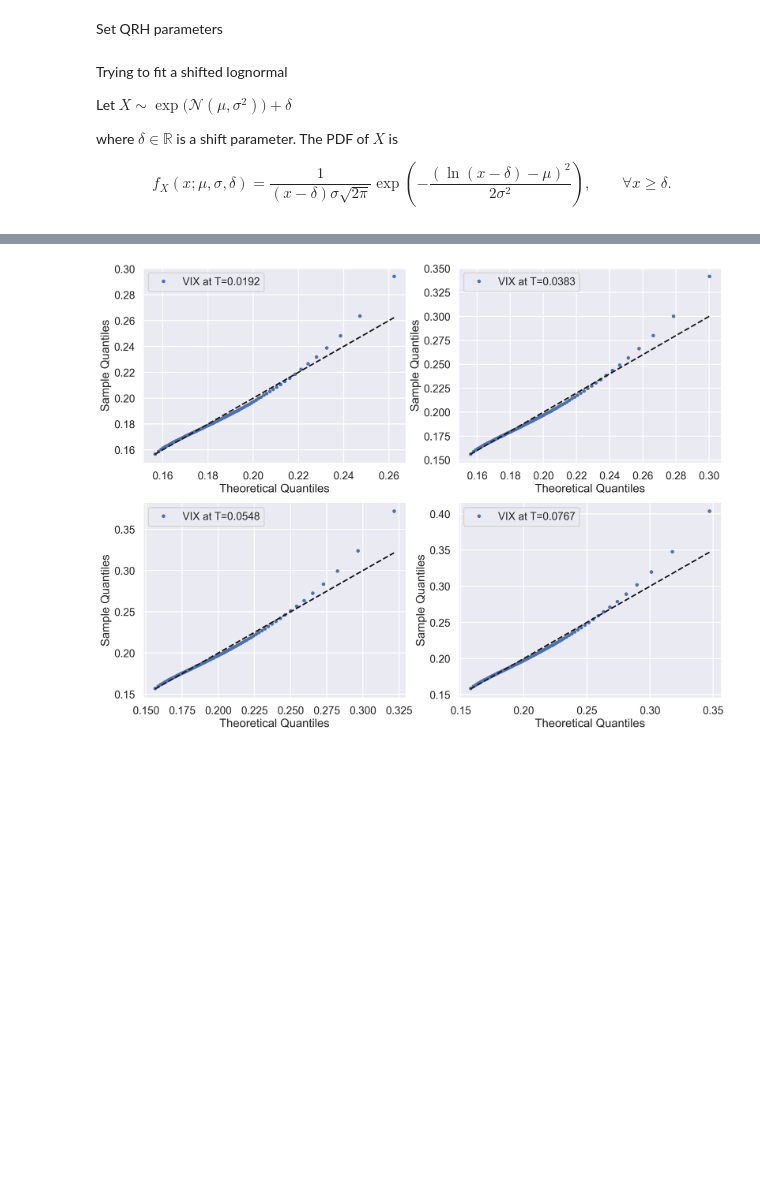
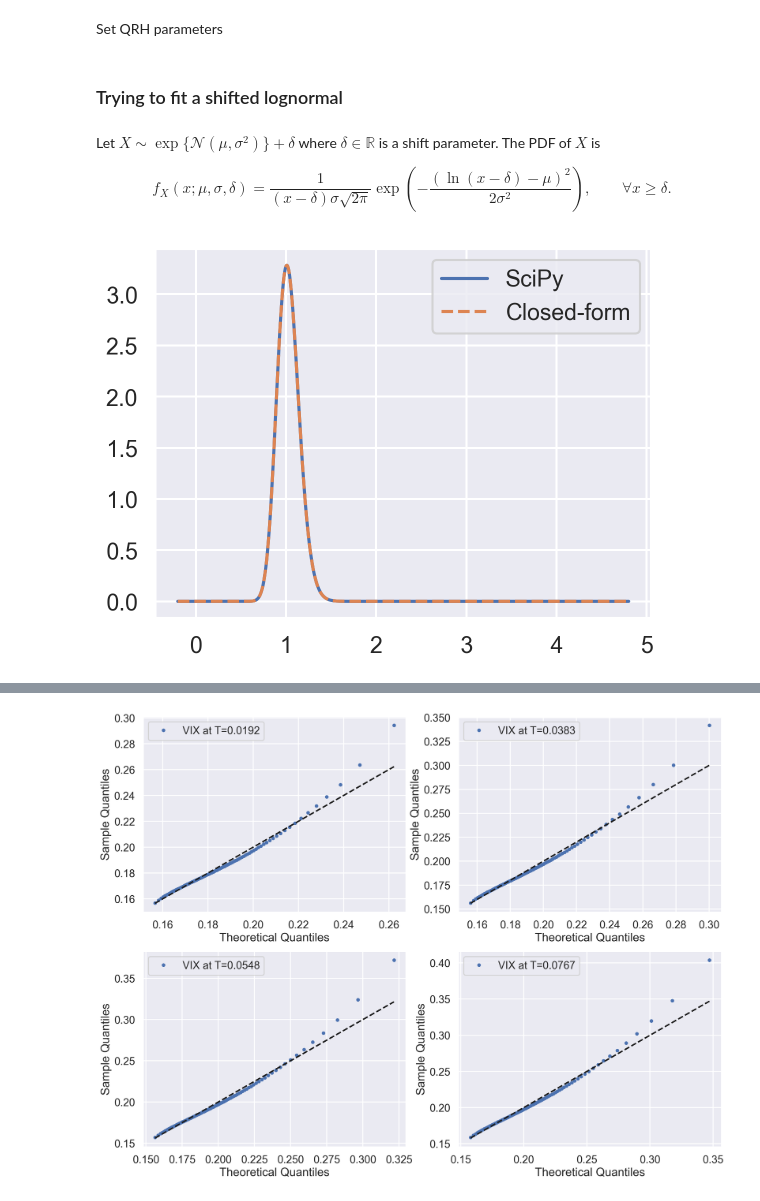
Before and after one commit to jgatheral/QuadraticRoughHeston, a Jupyter notebook: vix_approx.ipynb, the cells around one changed output, grey strips where cells are left out. Drawn from its saved outputs; the diff is of its cells as text; code cells hidden in the pictures; blank space fills up the shorter version.

```diff
--- a/vix_approx.ipynb
+++ b/vix_approx.ipynb
@@ -46,17 +47,47 @@ paths = 1 * 10**5
 steps = 300
 qrh_sim = qrh.simulate(paths=paths, steps=steps, expiries=spx_expiries, output="all")
 # %% [markdown]
-Trying to fit a shifted lognormal
-
-Let $X \sim \exp\big( \mathcal{N}(\mu,\sigma^2) \big) + \delta$
-
-where $\delta \in \mathbb{R}$ is a shift parameter. The PDF of $X$ is
-
-$$
-    f_{X}(x;\mu,\sigma,\delta)
-    =
-    \frac{1}{(x - \delta) \sigma \sqrt{2\pi}} \exp\left(-\frac{(\ln(x - \delta) - \mu)^2}{2\sigma^2}\right),
-    \qquad
-    \forall x \geq \delta.
-$$
+### Trying to fit a shifted lognormal
+# %% [markdown]
+Let $X \sim \exp\big\{ \mathcal{N}(\mu,\sigma^2) \big\} + \delta$ where $\delta \in \mathbb{R}$ is a shift parameter. The PDF of $X$ is
+
+$$
+    f_{X}(x;\mu,\sigma,\delta)
+    =
+    \frac{1}{(x - \delta) \sigma \sqrt{2\pi}} \exp\left(-\frac{(\ln(x - \delta) - \mu)^2}{2\sigma^2}\right),
+    \qquad
+    \forall x \geq \delta.
+$$
+# %%
+# Check PDF formula
+
+
+def f_pdf(x, mu, sigma, delta):
+    x = np.asarray(np.atleast_1d(x))
+    pdf = np.zeros_like(x)
+    mask = x > delta
+    x_scaled = (np.log(x[mask] - delta) - mu) / sigma
+    pdf[mask] = np.exp(-0.5 * x_scaled**2) / (
+        (x[mask] - delta) * sigma * np.sqrt(2 * np.pi)
+    )
+    return pdf
+
+
+mu = 0.2
+sigma = 1e-1
+shift = -0.2
+xs = np.linspace(shift, shift + 5.0, 1000)
+stats.lognorm.pdf(xs, s=sigma, scale=np.exp(mu), loc=shift)
+
+fig, ax = plt.subplots()
+ax.plot(
+    xs,
+    stats.lognorm.pdf(xs, s=sigma, scale=np.exp(mu), loc=shift),
+    label="SciPy",
+)
+ax.plot(xs, f_pdf(xs, mu, sigma, shift), label="Closed-form", linestyle="--")
+ax.legend()
+plt.show()
+# %% [output]
+[figure, added]
 # %%
```
Also changed, not shown: parts of 9 cells of this notebook.
